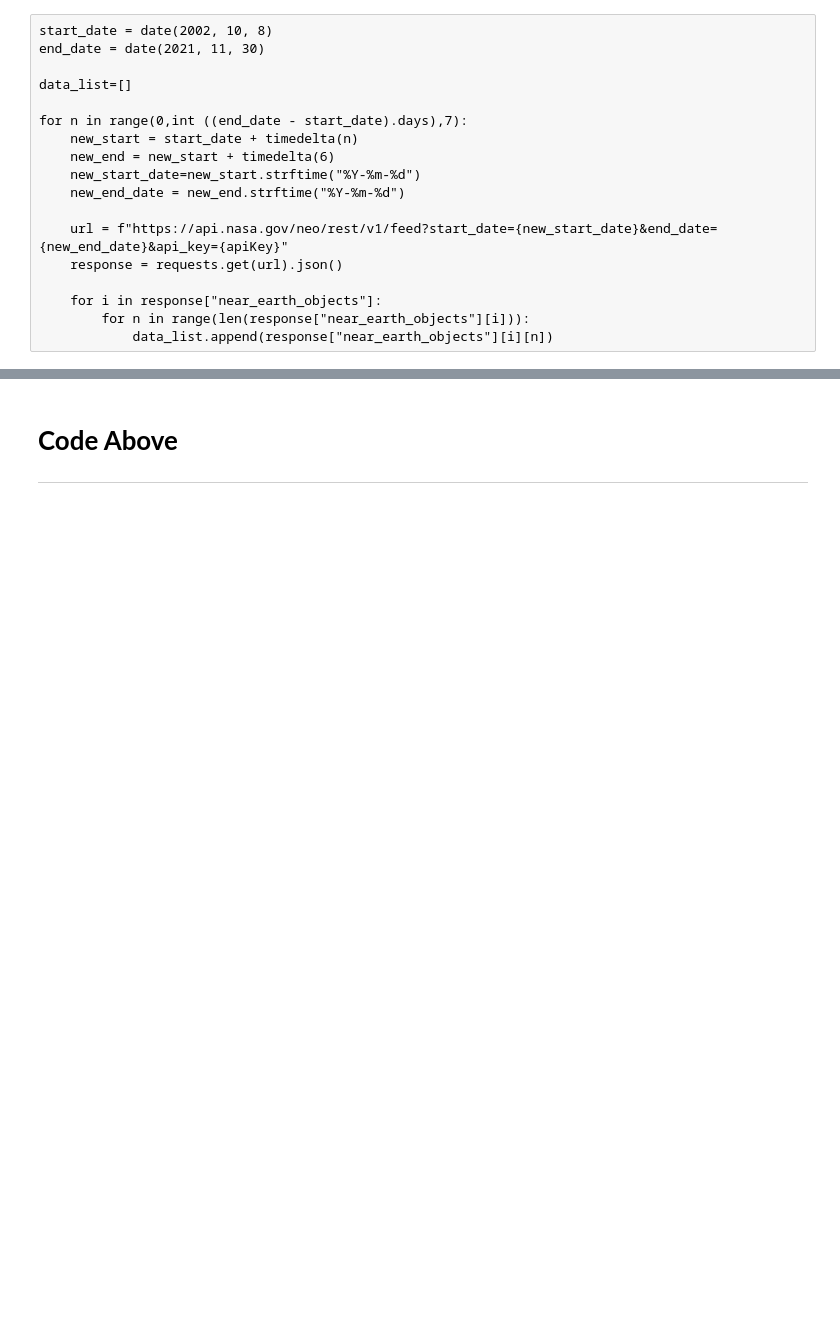
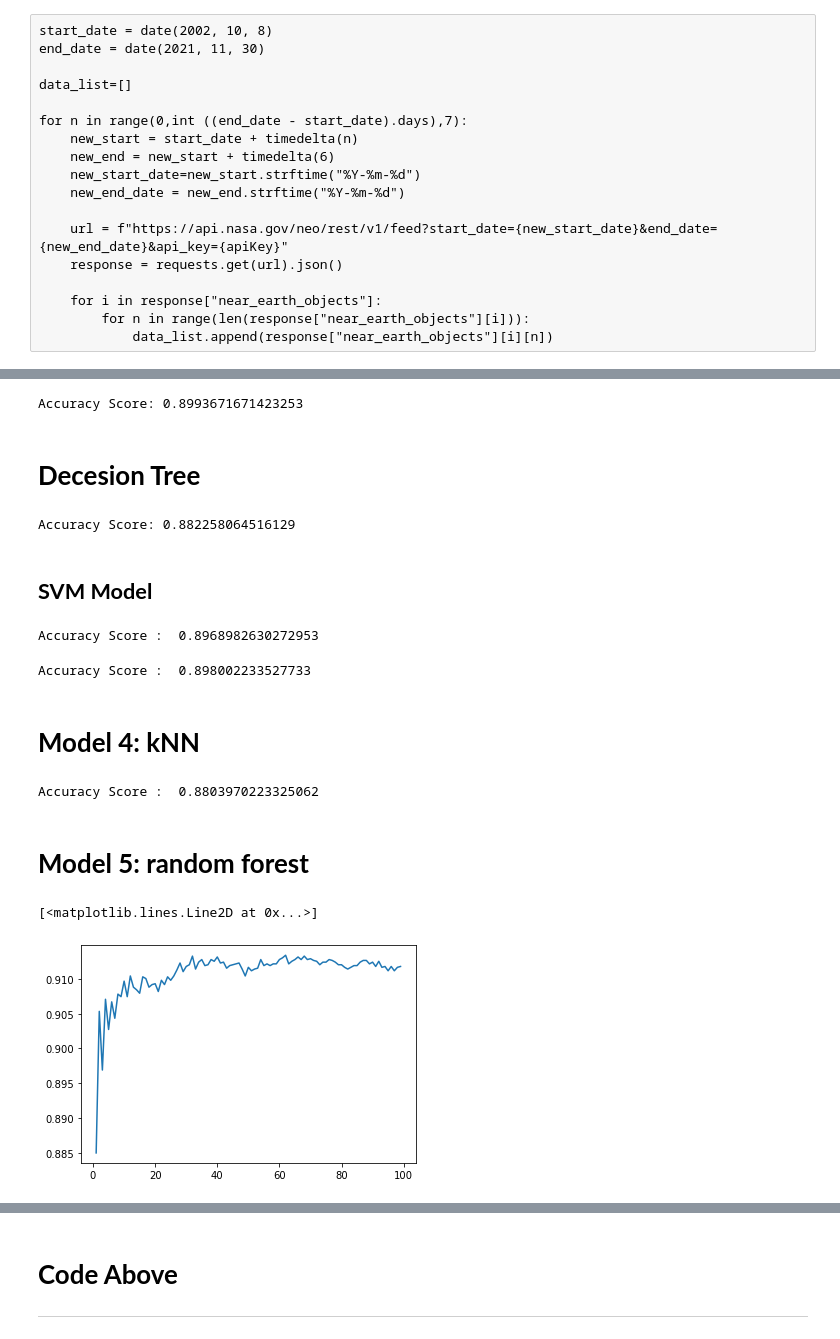
Before and after one commit to kashishverma10/neo_classification, a Jupyter notebook: NASA.ipynb, the cells around one changed output, grey strips where cells are left out. Cells and saved outputs as stored; diff of their text form; code cells hidden in the pictures; blank space fills up the shorter version.

```diff
--- a/NASA.ipynb
+++ b/NASA.ipynb
@@ -210,0 +311,72 @@ dtype: object
+# %%
+#Validation Set testing
+lr = LogisticRegression(random_state=7007, max_iter=3000)
+lr.fit(X_train, y_train)
+
+# using our model to predict
+y_pred = lr.predict(X_val)
+
+# evaluation
+print("Accuracy Score:",accuracy_score(y_val, y_pred))
+# %% [output]
+Accuracy Score: 0.8993671671423253
+# %% [markdown]
+# **Decesion Tree**
+# %%
+dt = DecisionTreeClassifier()
+dt.fit(X_train, y_train)
+y_pred = dt.predict(X_test)
+print("Accuracy Score:",accuracy_score(y_test, y_pred))
+# %% [output]
+Accuracy Score: 0.882258064516129
+# %% [markdown]
+## **SVM Model**
+# %%
+svm = SVC()
+svm.fit(X_train, y_train)
+
+y_pred = svm.predict(X_test)
+print("Accuracy Score : ", accuracy_score(y_test,y_pred))
+# %% [output]
+Accuracy Score :  0.8968982630272953
+# %%
+#Validation
+svm = SVC()
+svm.fit(X_train, y_train)
+
+y_pred = svm.predict(X_val)
+print("Accuracy Score : ", accuracy_score(y_val,y_pred))
+# %% [output]
+Accuracy Score :  0.898002233527733
+# %% [markdown]
+# **Model 4: kNN**
+# %%
+knn = KNeighborsClassifier(n_neighbors=3)
+knn.fit(X_train, y_train)
+y_pred = knn.predict(X_test)
+print("Accuracy Score : ", accuracy_score(y_test,y_pred))
+# %% [output]
+Accuracy Score :  0.8803970223325062
+# %% [markdown]
+# **Model 5: random forest**
+# %%
+# the range of trees we want to test
+numberoftrees = range(1, 100)
+scores = []
+
+# for loop
+for n in numberoftrees:
+    # in the n_estimators parameter, we're going to be testing all the values found in our range
+    rf = RandomForestClassifier(n_estimators=n, random_state=1337)
+    # fitting our model
+    rf.fit(X_train, y_train)
+    #prediction
+    y_pred = rf.predict(X_test)
+    # appending our result to variable scores
+    scores.append(accuracy_score(y_test, y_pred))
+
+# plotting our results
+plt.plot(numberoftrees, scores)
+# %% [output]
+[<matplotlib.lines.Line2D at 0x...>]
+[figure, added]
```
Also changed, not shown: parts of 28 cells of this notebook.
